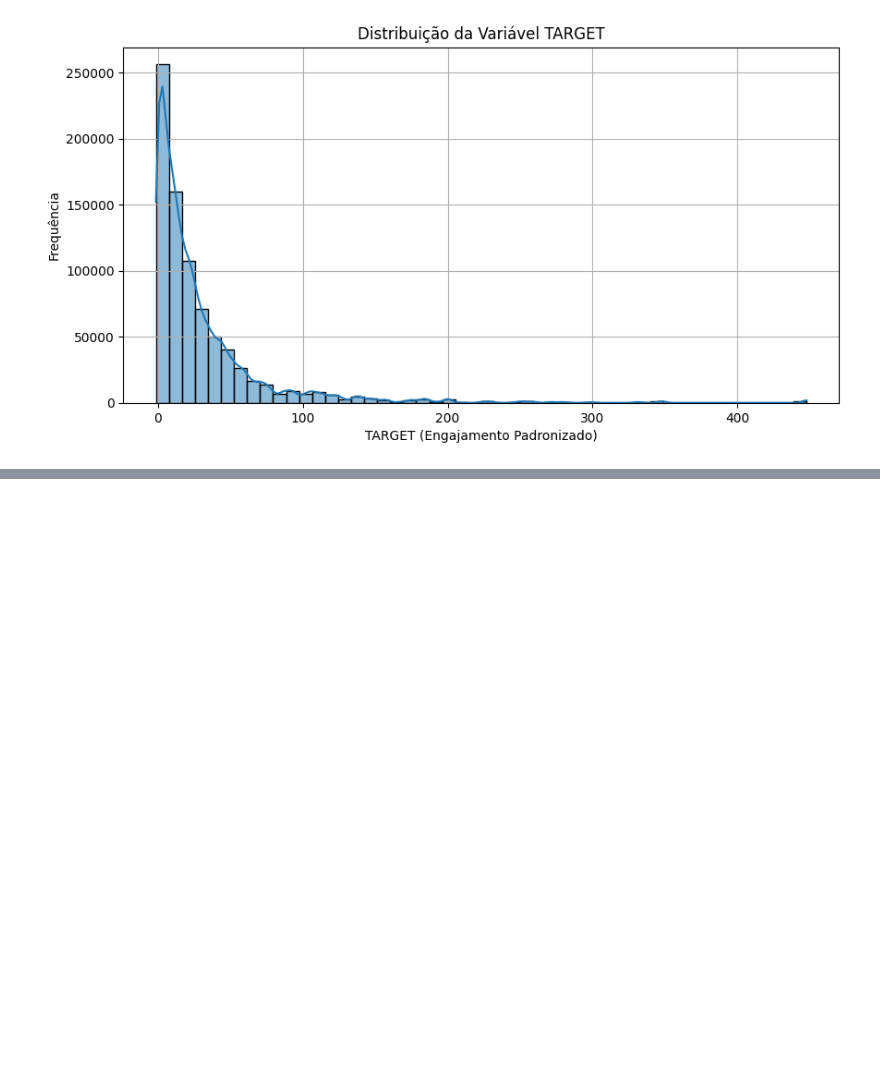
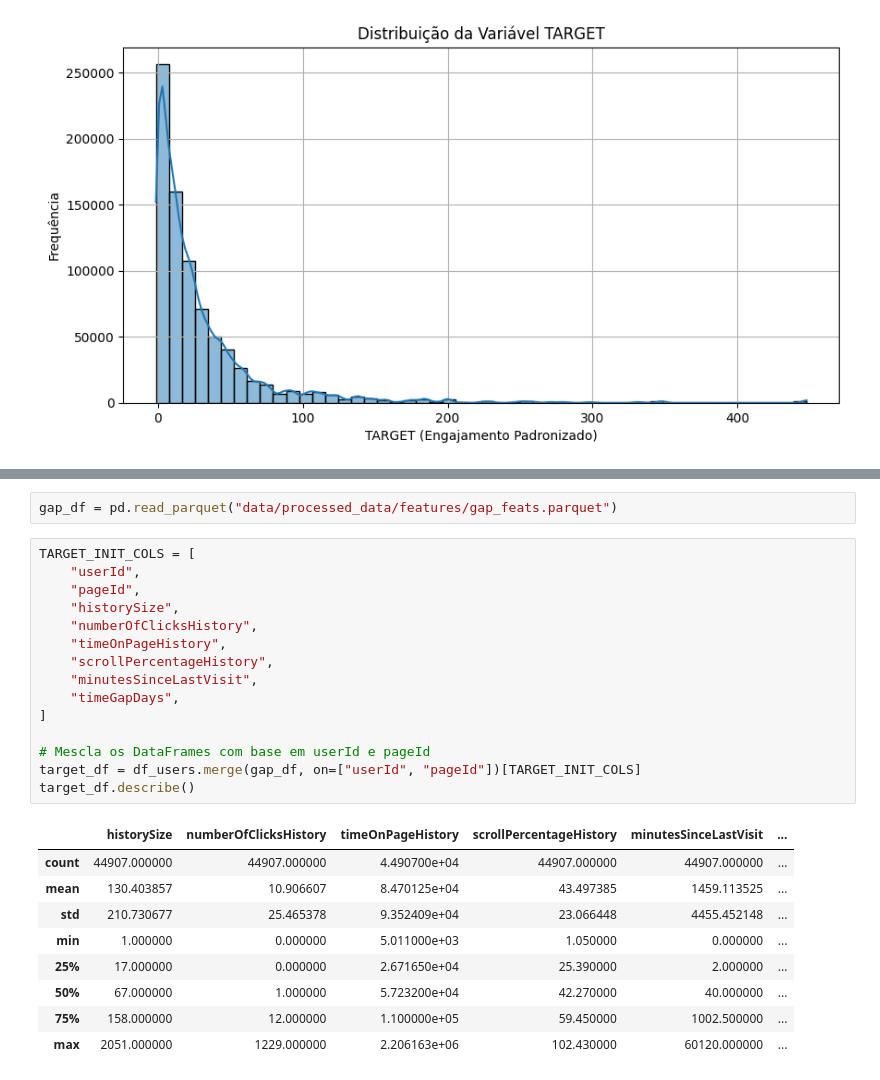
Before and after one commit to gmferratti/ML_Engineer_Datathon, a Jupyter notebook: notebooks/gmferratti/target/target.ipynb, the cells around one changed output, grey strips where cells are left out. Cells and saved outputs as stored; diff of their text form; blank space fills up the shorter version.

```diff
--- a/notebooks/gmferratti/target/target.ipynb
+++ b/notebooks/gmferratti/target/target.ipynb
@@ -112,0 +176,27 @@ plot_target_distribution(target_df)
+# %%
+gap_df = pd.read_parquet("data/processed_data/features/gap_feats.parquet")
+# %%
+TARGET_INIT_COLS = [
+    "userId",
+    "pageId",
+    "historySize",
+    "numberOfClicksHistory",
+    "timeOnPageHistory",
+    "scrollPercentageHistory",
+    "minutesSinceLastVisit",
+    "timeGapDays",
+]
+
+# Mescla os DataFrames com base em userId e pageId
+target_df = df_users.merge(gap_df, on=["userId", "pageId"])[TARGET_INIT_COLS]
+target_df.describe()
+# %% [output]
+|  | historySize | numberOfClicksHistory | timeOnPageHistory | scrollPercentageHistory | minutesSinceLastVisit | ... |
+| count | 44907.000000 | 44907.000000 | 4.490700e+04 | 44907.000000 | 44907.000000 | ... |
+| mean | 130.403857 | 10.906607 | 8.470125e+04 | 43.497385 | 1459.113525 | ... |
+| std | 210.730677 | 25.465378 | 9.352409e+04 | 23.066448 | 4455.452148 | ... |
+| min | 1.000000 | 0.000000 | 5.011000e+03 | 1.050000 | 0.000000 | ... |
+| 25% | 17.000000 | 0.000000 | 2.671650e+04 | 25.390000 | 2.000000 | ... |
+| 50% | 67.000000 | 1.000000 | 5.723200e+04 | 42.270000 | 40.000000 | ... |
+| 75% | 158.000000 | 12.000000 | 1.100000e+05 | 59.450000 | 1002.500000 | ... |
+| max | 2051.000000 | 1229.000000 | 2.206163e+06 | 102.430000 | 60120.000000 | ... |
```
Also changed, not shown: parts of 9 cells of this notebook, 21 other files.
